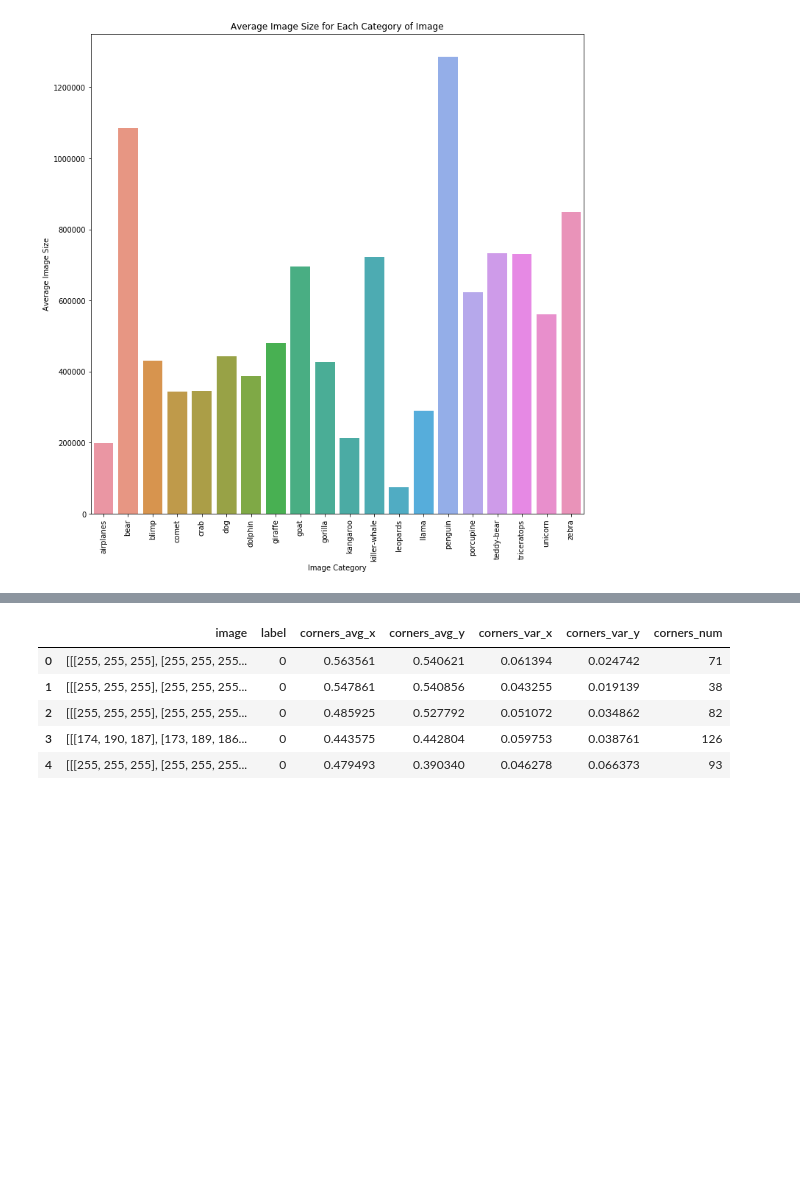
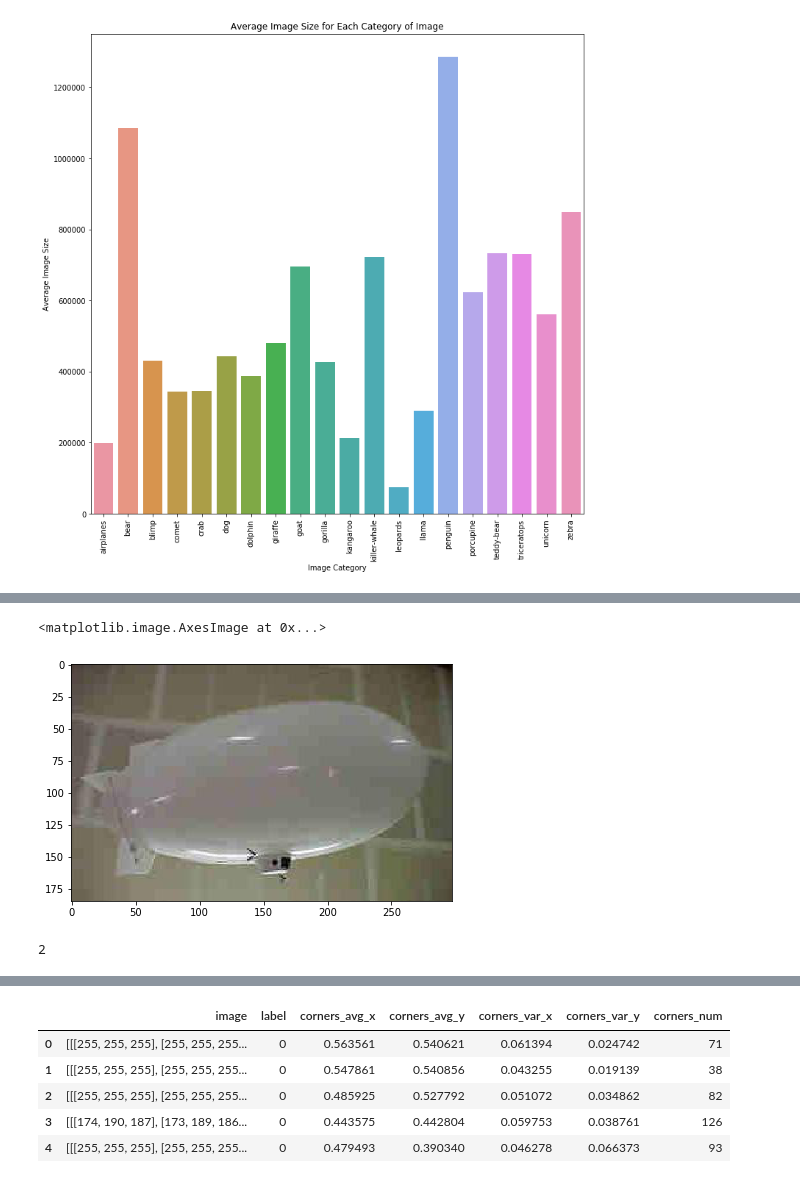
Before and after one commit to chriscorrea14/ds100_final_proj, a Jupyter notebook: GradProject_NB2.ipynb, the cells around one changed output, grey strips where cells are left out. Saved outputs shown, nothing was run; the diff lists cells and outputs as text; code cells hidden in the pictures; blank space fills up the shorter version.

```diff
--- a/GradProject_NB2.ipynb
+++ b/GradProject_NB2.ipynb
@@ -30,6 +33,31 @@ def find_corners(image):
     corners = cv2.cornerSubPix(gray,np.float32(centroids),(5,5),(-1,-1),criteria)
 
     return corners
+
+def kmeans(corners):
+    k = 10
+    corners = np.float32(corners)
+    # Define criteria = ( type, max_iter = 10 , epsilon = 1.0 )
+    criteria = (cv2.TERM_CRITERIA_EPS + cv2.TERM_CRITERIA_MAX_ITER, 10, 1.0)
+    _, labels, centers = cv2.kmeans(
+        corners,
+        k,
+        None,
+        criteria=criteria,
+        attempts=10,
+        flags=cv2.KMEANS_PP_CENTERS
+    )
+    return centers.reshape((-1,1))
+
+# points = np.random.normal(size=(100,2))
+#points = np.random.randint(25,50,(100,2))
+#points = np.float32(points)
+#plt.scatter(points[:,0], points[:,1])
+
+#centers = kmeans(points)
+#for center in centers:
+#    plt.plot(center[0], center[1], 'ro')
+#plt.show()
 # %%
 def ft0(image):
     return image.size
@@ -60,10 +88,11 @@ def ft8(image):
 def ft9(image):
     corners = find_corners(image)
     return corners.shape[0]
-def ft10(image):
+def ft10(image, k):
+    print(k)
     corners = find_corners(image)
     clusters = kmeans(corners)
-    return
+    return clusters
 # def ft5()
 #Returns the aspect ratio of the image
 # %%
@@ -238,0 +220,3 @@ Name: label, Length: 1501, dtype: object
+# %%
+# Kmeans cluster corners
+starting_data['kmeans_clusters'] = pd.Series([ft10(image, k) for k, image in enumerate(starting_data['image'])])
@@ -238,0 +242,9 @@ Name: label, Length: 1501, dtype: object
+# %%
+skimage.io.imshow(starting_data['image'].iloc[184])
+# %% [output]
+<matplotlib.image.AxesImage at 0x...>
+[figure, added]
+# %%
+print(len(starting_data[starting_data['corners_num'] < 10]))
+# %% [output]
+2
```
Also changed, not shown: parts of 7 cells of this notebook, 1 other file.
